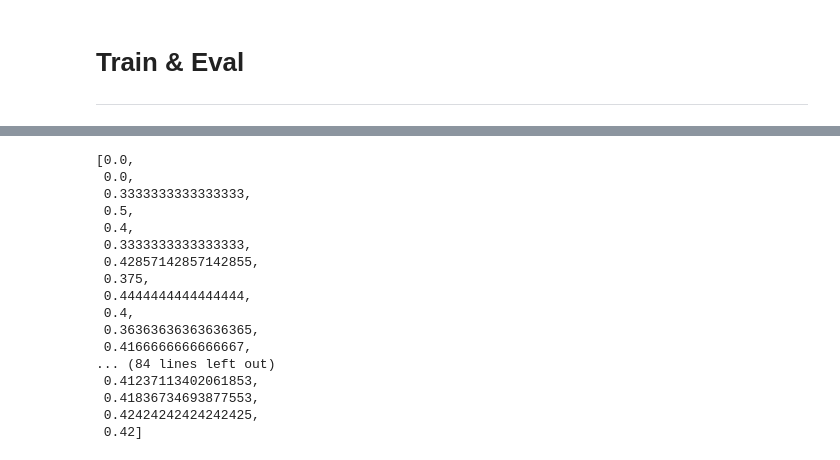
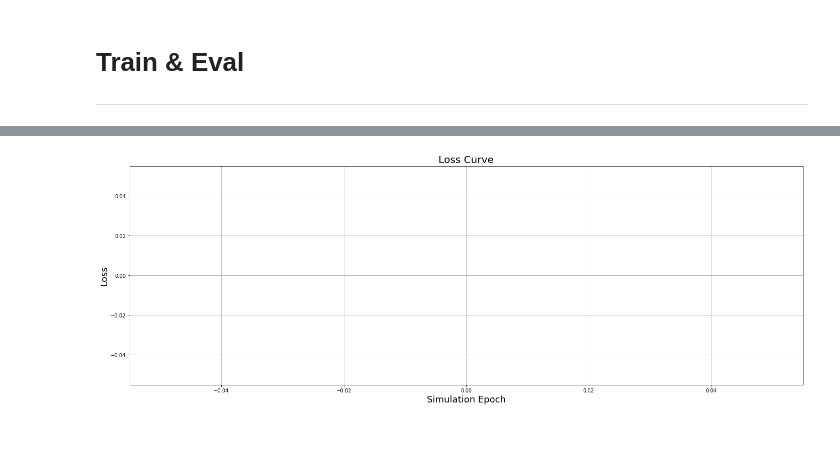
Before and after one commit to dengl11/CS234-Project, a Jupyter notebook: DQN-Tensorflow.ipynb, the cells around one changed output, grey strips where cells are left out. Saved outputs shown, nothing was run; the diff lists cells and outputs as text; code cells hidden in the pictures.

```diff
--- a/DQN-Tensorflow.ipynb
+++ b/DQN-Tensorflow.ipynb
@@ -404,6 +405,7 @@ best_model = {}
 best_res = {'success_rate': 0, 'ave_reward':float('-inf'), 'ave_turns': float('inf'), 'epoch':0}
 
 curve = []
+losses = []
 agent.warm_start = 1
-run_episodes(100, status)
+run_episodes(1000, status)
 # %% [output]
@@ -431,20 +434,4 @@ draw_learning_curve(curve)
-# %%
-curve
-# %% [output]
-[0.0,
- 0.0,
- 0.3333333333333333,
- 0.5,
- 0.4,
- 0.3333333333333333,
- 0.42857142857142855,
- 0.375,
- 0.4444444444444444,
- 0.4,
- 0.36363636363636365,
- 0.4166666666666667,
-... (84 lines left out)
- 0.41237113402061853,
- 0.41836734693877553,
- 0.42424242424242425,
- 0.42]
+# %%
+draw_loss_curve(losses)
+# %% [output]
+[figure, added]
```
Also changed, not shown: parts of 10 cells of this notebook, 4 other files.
